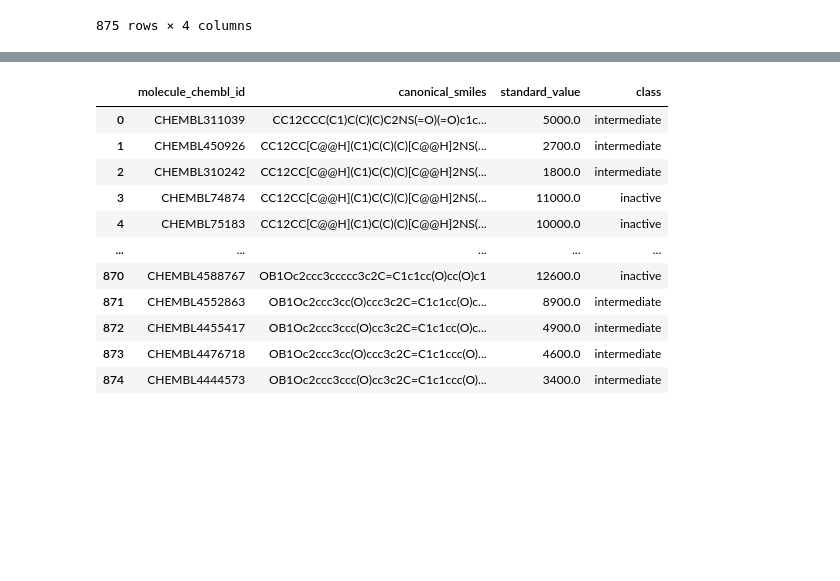
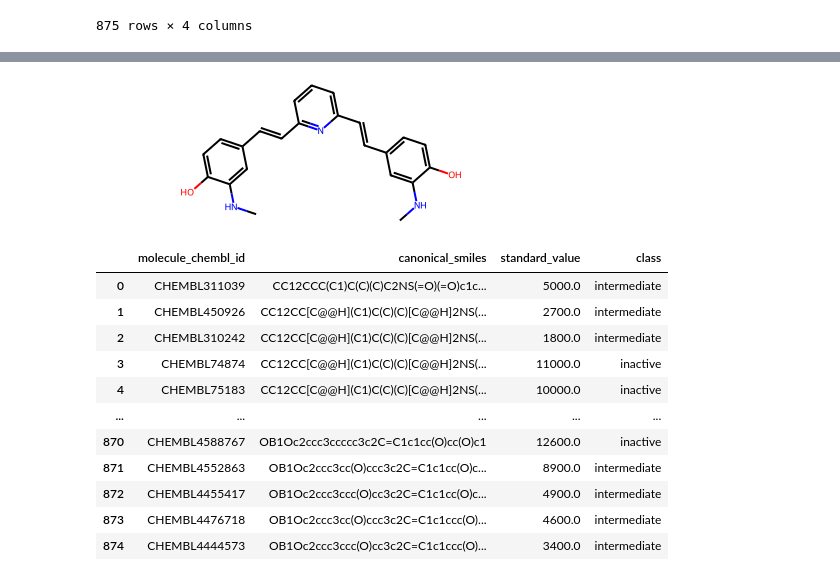
Before and after one commit to YIBOWAN200168/Colab, a Jupyter notebook: 5005PRE.ipynb, the cells around one changed output, grey strips where cells are left out. Drawn from its saved outputs; the diff is of its cells as text; code cells hidden in the pictures; blank space fills up the shorter version.

```diff
--- a/5005PRE.ipynb
+++ b/5005PRE.ipynb
@@ -147,3 +151,8 @@ new_act = pd.read_csv('Beta_amyloid_bioactivity_data.csv')
+# %%
+m =Chem.MolFromSmiles(new_act['canonical_smiles'][200])
+m
+# %% [output]
+[figure, added]
 # %%
 bioactivity_threshold = []
 for i in new_act.standard_value:
```
Also changed, not shown: parts of 26 cells of this notebook.
